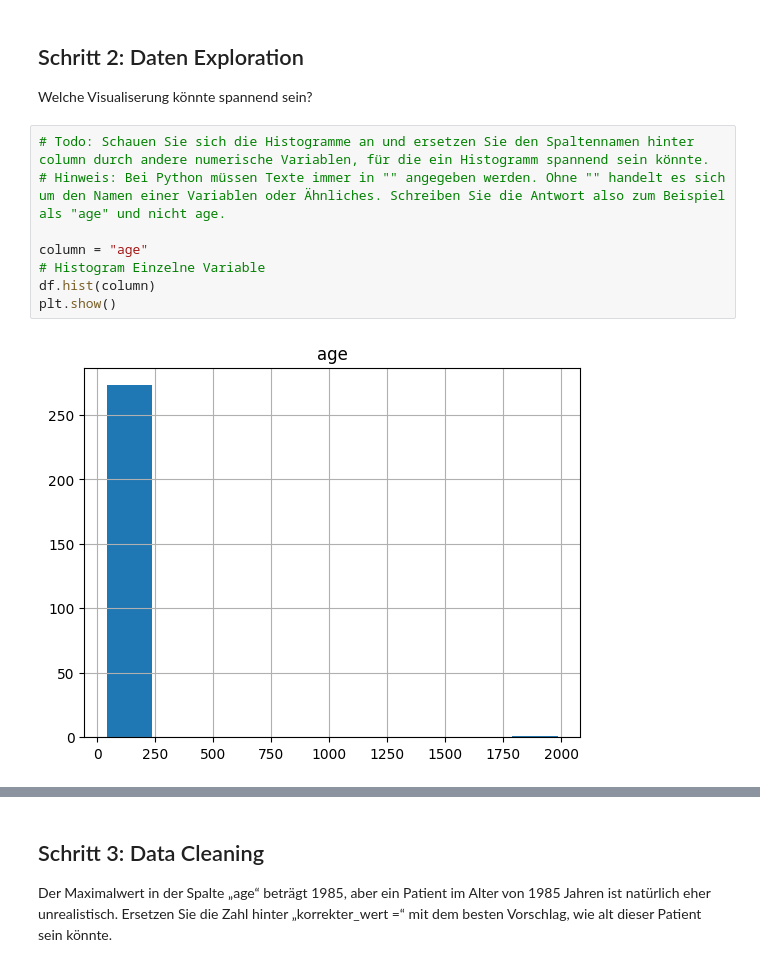
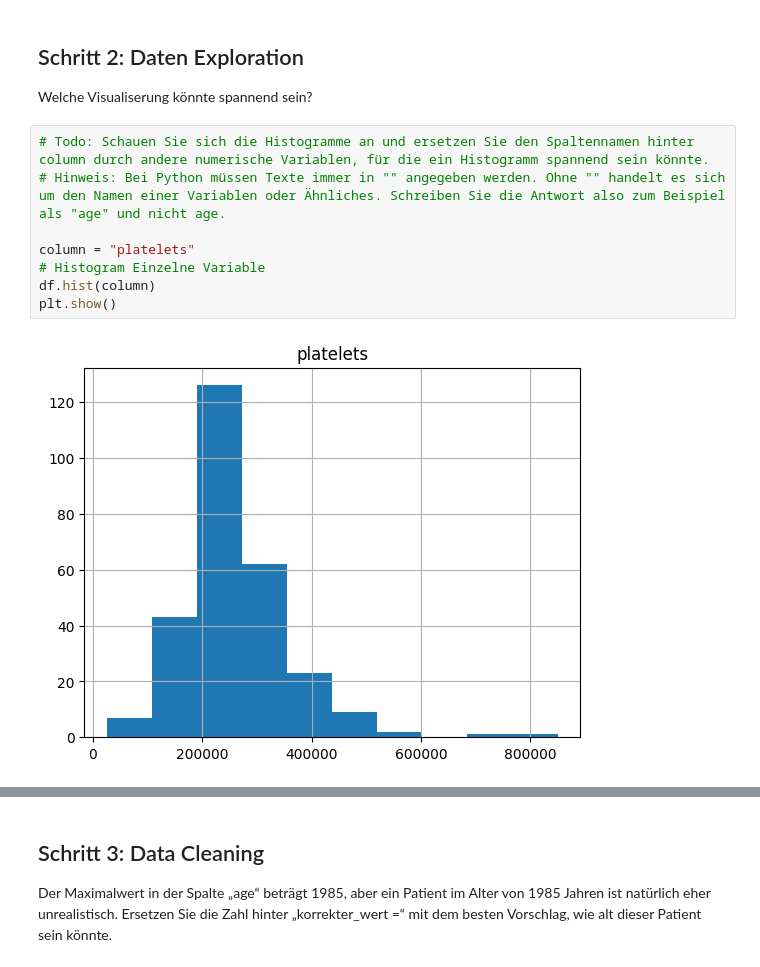
Before and after one commit to KiraZant/2025_IKI_MedizinInformatikCodeUebung, a Jupyter notebook: 20250411_UebungMedizininformatik_v01.ipynb, the cells around one changed output, grey strips where cells are left out. Cells and saved outputs as stored; diff of their text form.

```diff
--- a/20250411_UebungMedizininformatik_v01.ipynb
+++ b/20250411_UebungMedizininformatik_v01.ipynb
@@ -70,10 +72,10 @@ Welche Visualiserung könnte spannend sein?
 # %%
 # Todo: Schauen Sie sich die Histogramme an und ersetzen Sie den Spaltennamen hinter column durch andere numerische Variablen, für die ein Histogramm spannend sein könnte.
 # Hinweis: Bei Python müssen Texte immer in "" angegeben werden. Ohne "" handelt es sich um den Namen einer Variablen oder Ähnliches. Schreiben Sie die Antwort also zum Beispiel als "age" und nicht age.
 
-column = "age"
+column = "platelets"
 # Histogram Einzelne Variable
 df.hist(column)
 plt.show()
 # %% [output]
-[figure, old version]
+[figure, new version]
```
Also changed, not shown: parts of 6 cells of this notebook.
